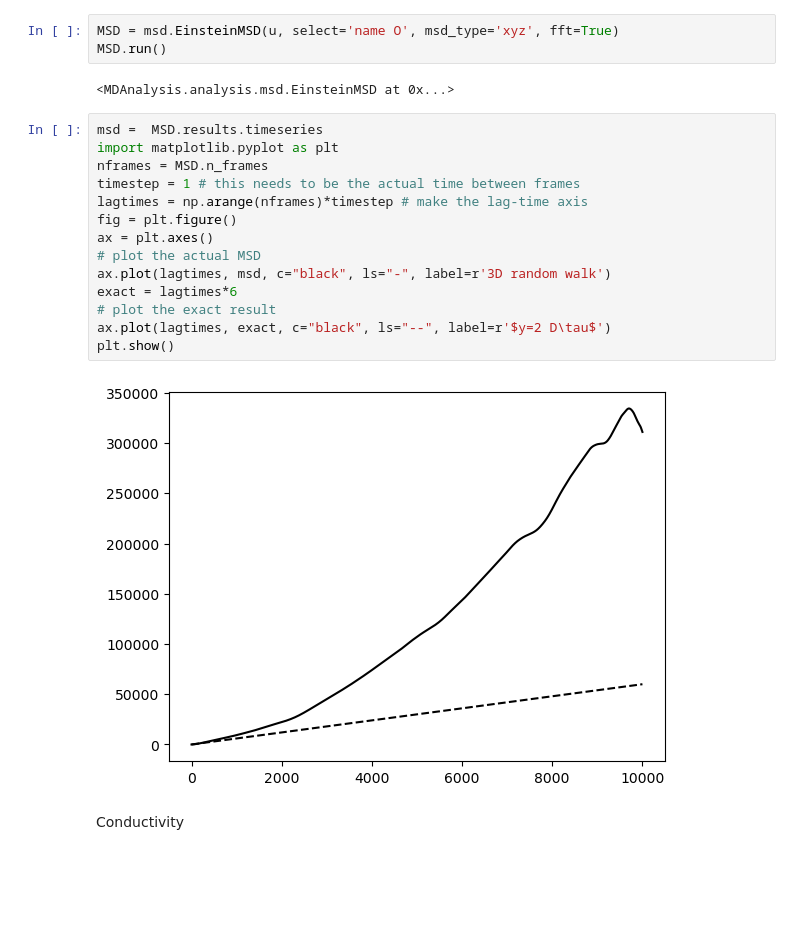
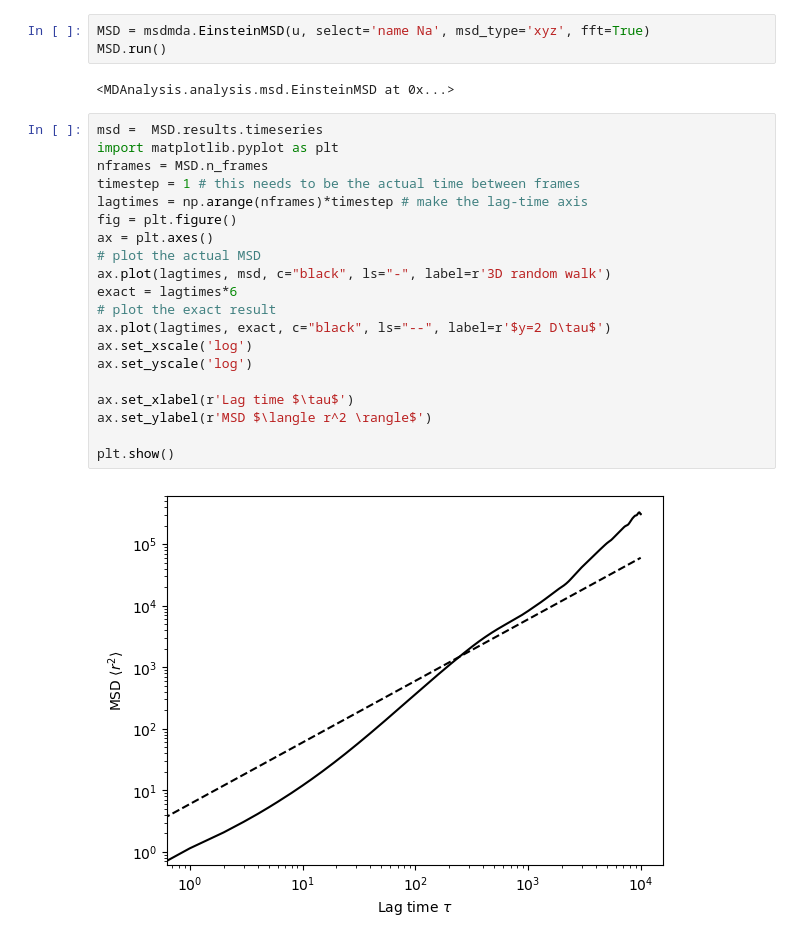
Before and after one commit to niamhon/MD-Practical, a Jupyter notebook: 02_LAMMPS-electrolyte/analysis/trajectory-analysis.ipynb, the cells around one changed output. Cells and saved outputs as stored; diff of their text form; blank space fills up the shorter version.

```diff
--- a/02_LAMMPS-electrolyte/analysis/trajectory-analysis.ipynb
+++ b/02_LAMMPS-electrolyte/analysis/trajectory-analysis.ipynb
@@ -74,23 +196,27 @@ Diffusion
 # %%
-MSD = msd.EinsteinMSD(u, select='name O', msd_type='xyz', fft=True)
+MSD = msdmda.EinsteinMSD(u, select='name Na', msd_type='xyz', fft=True)
 MSD.run()
 # %% [output]
 <MDAnalysis.analysis.msd.EinsteinMSD at 0x...>
 # %%
 msd =  MSD.results.timeseries
 import matplotlib.pyplot as plt
 nframes = MSD.n_frames
 timestep = 1 # this needs to be the actual time between frames
 lagtimes = np.arange(nframes)*timestep # make the lag-time axis
 fig = plt.figure()
 ax = plt.axes()
 # plot the actual MSD
 ax.plot(lagtimes, msd, c="black", ls="-", label=r'3D random walk')
 exact = lagtimes*6
 # plot the exact result
 ax.plot(lagtimes, exact, c="black", ls="--", label=r'$y=2 D\tau$')
+ax.set_xscale('log')
+ax.set_yscale('log')
+
+ax.set_xlabel(r'Lag time $\tau$')
+ax.set_ylabel(r'MSD $\langle r^2 \rangle$')
+
 plt.show()
 # %% [output]
-[figure, old version]
+[figure, new version]
-# %% [markdown]
-Conductivity
```
Also changed, not shown: parts of 17 cells of this notebook.
